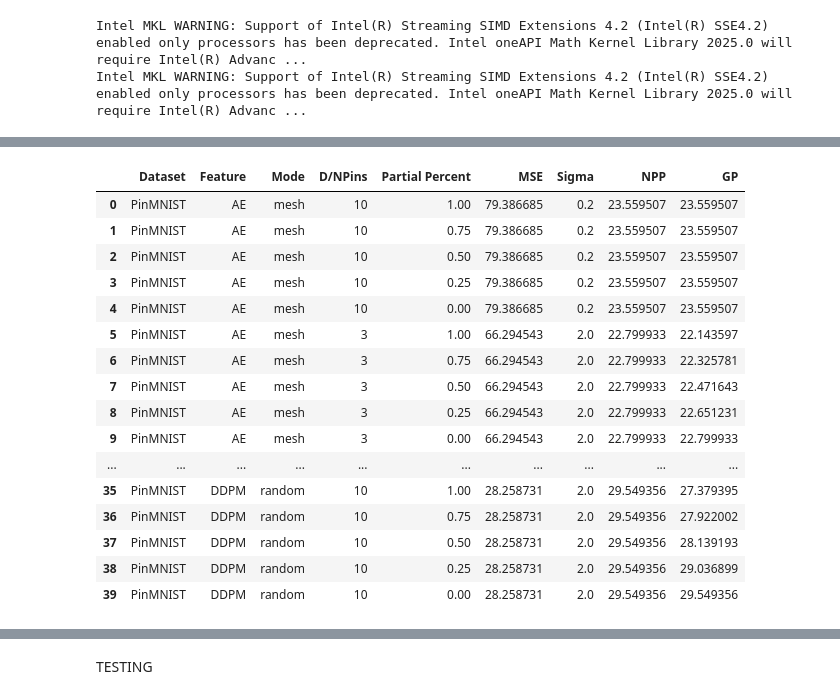
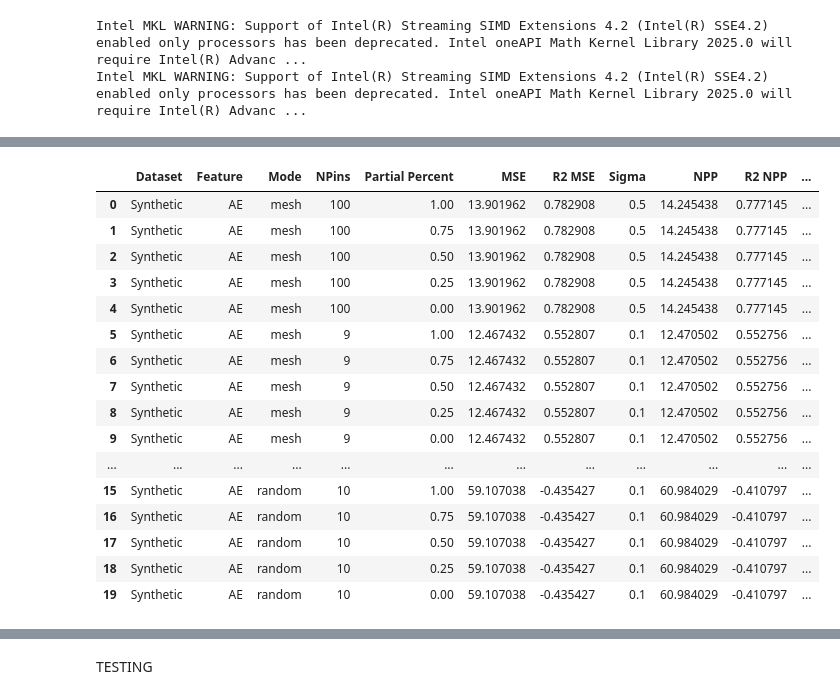
Before and after one commit to neu-spiral/Neural-Point-Processes, a Jupyter notebook: Results.ipynb, the cells around one changed output, grey strips where cells are left out. Cells and saved outputs as stored; diff of their text form; code cells hidden in the pictures.

```diff
--- a/Results.ipynb
+++ b/Results.ipynb
@@ -56,31 +70,33 @@ def append(df, pp, mse, sigma, npp, gp, dataset, feature, mode, param):
 # %%
 # Initialize an empty DataFrame
-df = pd.DataFrame(columns=['Dataset', 'Feature', 'Mode', 'D/NPins', 'Partial Percent', 'MSE', 'Sigma', 'NPP', 'GP'])
+df = pd.DataFrame(columns=['Dataset', 'Feature', 'Extra layers', 'Mode', 'NPins', 'Partial Percent', 'MSE', 'R2 MSE', 'Sigma', 'NPP', 'R2 NPP', 'GP', 'R2 GP'])
 
 # Directory containing the folders
-base_folder = './history/experiment'
+base_folder = './history/exp'
 
 # Loop through each directory in the base folder
 for dir_name in os.listdir(base_folder):
-    dir_path = os.path.join(base_folder, dir_name)
+    if dir_name.startswith('17'):
+        dir_path = os.path.join(base_folder, dir_name)
 
-    # Check if the item in the base folder is a directory
-    if os.path.isdir(dir_path):
-        # Get config.json info
-        config_path = os.path.join(dir_path, 'config.json')
-        dataset, feature, mode, param = extract_info_from_config(config_path)
-        mse, sigma, npp, gp = parse_res(os.path.join(dir_path, 'results.txt'))
-        df = append(df, 0.0, mse, sigma, npp, gp, dataset, feature, mode, param)
+        # Check if the item in the base folder is a directory
+        if os.path.isdir(dir_path):
+            # Get config.json info
+            config_path = os.path.join(dir_path, 'config.json')
+            dataset, feature, mode, param, deeper = extract_info_from_config(config_path)
+            mse, r2mse, sigma, npp, r2npp, gp, r2gp = parse_res(os.path.join(dir_path, 'results.txt'))
+            df = append(df, 0.0, mse, r2mse, sigma, npp, r2npp, gp, r2gp, dataset, feature, mode, param, deeper)
 
-        # Loop through files starting with 'test_PinMNIST'
-        for file_name in os.listdir(dir_path):
-            if file_name.startswith('test_PinMNIST') or file_name.startswith('test_Synthetic'):
-                pp = float(file_name.split('_')[-1][:-4])
-                file_path = os.path.join(dir_path, file_name)
-                mse, npp, gp = parse_test(file_path)
-                df = append(df, pp, mse, sigma, npp, gp, dataset, feature, mode, param)
+            # Loop through files starting with 'test_PinMNIST'
+            for file_name in os.listdir(dir_path):
+                if file_name.startswith('test_PinMNIST') or file_name.startswith('test_Synthetic'):
+                    pp = float(file_name.split('_')[-1][:-4])
+                    file_path = os.path.join(dir_path, file_name)
+                    mse, r2mse, npp, r2npp, gp, r2gp = parse_test(file_path)
+                    df = append(df, pp, mse, r2mse, sigma, npp, r2npp, gp, r2gp, dataset, feature, mode, param, deeper)
 
-df.sort_values(by=['NPins', 'Partial Percent'], inplace=True, ascending=False, ignore_index=True)
+df.sort_values(by=['NPins', 'Partial Percent', 'NPP'], inplace=True, ascending=False, ignore_index=True)
 df.sort_values(by=['Dataset', 'Feature', 'Mode'], inplace=True, ignore_index=True)
+df.drop_duplicates(subset=['Dataset', 'Feature', 'Extra layers', 'Mode', 'NPins', 'Partial Percent'], keep='last', inplace=True)
 df.head()
 # %% [output]
@@ -113,20 +129,20 @@ df[df['Dataset'] == 'PinMNIST']
 # %%
-df[df['Dataset'] == 'PinMNIST']
+df[(df['Dataset'] == 'Synthetic') & (df['Extra layers'] == False)].drop(labels='Extra layers', axis=1).reset_index(drop=True)
 # %% [output]
-|  | Dataset | Feature | Mode | D/NPins | Partial Percent | MSE | Sigma | NPP | GP |
-| 0 | PinMNIST | AE | mesh | 10 | 1.00 | 79.386685 | 0.2 | 23.559507 | 23.559507 |
-| 1 | PinMNIST | AE | mesh | 10 | 0.75 | 79.386685 | 0.2 | 23.559507 | 23.559507 |
-| 2 | PinMNIST | AE | mesh | 10 | 0.50 | 79.386685 | 0.2 | 23.559507 | 23.559507 |
-| 3 | PinMNIST | AE | mesh | 10 | 0.25 | 79.386685 | 0.2 | 23.559507 | 23.559507 |
-| 4 | PinMNIST | AE | mesh | 10 | 0.00 | 79.386685 | 0.2 | 23.559507 | 23.559507 |
-| 5 | PinMNIST | AE | mesh | 3 | 1.00 | 66.294543 | 2.0 | 22.799933 | 22.143597 |
-| 6 | PinMNIST | AE | mesh | 3 | 0.75 | 66.294543 | 2.0 | 22.799933 | 22.325781 |
-| 7 | PinMNIST | AE | mesh | 3 | 0.50 | 66.294543 | 2.0 | 22.799933 | 22.471643 |
-| 8 | PinMNIST | AE | mesh | 3 | 0.25 | 66.294543 | 2.0 | 22.799933 | 22.651231 |
-| 9 | PinMNIST | AE | mesh | 3 | 0.00 | 66.294543 | 2.0 | 22.799933 | 22.799933 |
-| ... | ... | ... | ... | ... | ... | ... | ... | ... | ... |
-| 35 | PinMNIST | DDPM | random | 10 | 1.00 | 28.258731 | 2.0 | 29.549356 | 27.379395 |
-| 36 | PinMNIST | DDPM | random | 10 | 0.75 | 28.258731 | 2.0 | 29.549356 | 27.922002 |
-| 37 | PinMNIST | DDPM | random | 10 | 0.50 | 28.258731 | 2.0 | 29.549356 | 28.139193 |
-| 38 | PinMNIST | DDPM | random | 10 | 0.25 | 28.258731 | 2.0 | 29.549356 | 29.036899 |
-| 39 | PinMNIST | DDPM | random | 10 | 0.00 | 28.258731 | 2.0 | 29.549356 | 29.549356 |
+|  | Dataset | Feature | Mode | NPins | Partial Percent | MSE | R2 MSE | Sigma | NPP | R2 NPP | ... |
+| 0 | Synthetic | AE | mesh | 100 | 1.00 | 13.901962 | 0.782908 | 0.5 | 14.245438 | 0.777145 | ... |
+| 1 | Synthetic | AE | mesh | 100 | 0.75 | 13.901962 | 0.782908 | 0.5 | 14.245438 | 0.777145 | ... |
+| 2 | Synthetic | AE | mesh | 100 | 0.50 | 13.901962 | 0.782908 | 0.5 | 14.245438 | 0.777145 | ... |
+| 3 | Synthetic | AE | mesh | 100 | 0.25 | 13.901962 | 0.782908 | 0.5 | 14.245438 | 0.777145 | ... |
+| 4 | Synthetic | AE | mesh | 100 | 0.00 | 13.901962 | 0.782908 | 0.5 | 14.245438 | 0.777145 | ... |
+| 5 | Synthetic | AE | mesh | 9 | 1.00 | 12.467432 | 0.552807 | 0.1 | 12.470502 | 0.552756 | ... |
+| 6 | Synthetic | AE | mesh | 9 | 0.75 | 12.467432 | 0.552807 | 0.1 | 12.470502 | 0.552756 | ... |
+| 7 | Synthetic | AE | mesh | 9 | 0.50 | 12.467432 | 0.552807 | 0.1 | 12.470502 | 0.552756 | ... |
+| 8 | Synthetic | AE | mesh | 9 | 0.25 | 12.467432 | 0.552807 | 0.1 | 12.470502 | 0.552756 | ... |
+| 9 | Synthetic | AE | mesh | 9 | 0.00 | 12.467432 | 0.552807 | 0.1 | 12.470502 | 0.552756 | ... |
+| ... | ... | ... | ... | ... | ... | ... | ... | ... | ... | ... | ... |
+| 15 | Synthetic | AE | random | 10 | 1.00 | 59.107038 | -0.435427 | 0.1 | 60.984029 | -0.410797 | ... |
+| 16 | Synthetic | AE | random | 10 | 0.75 | 59.107038 | -0.435427 | 0.1 | 60.984029 | -0.410797 | ... |
+| 17 | Synthetic | AE | random | 10 | 0.50 | 59.107038 | -0.435427 | 0.1 | 60.984029 | -0.410797 | ... |
+| 18 | Synthetic | AE | random | 10 | 0.25 | 59.107038 | -0.435427 | 0.1 | 60.984029 | -0.410797 | ... |
+| 19 | Synthetic | AE | random | 10 | 0.00 | 59.107038 | -0.435427 | 0.1 | 60.984029 | -0.410797 | ... |
```
Also changed, not shown: parts of 4 cells of this notebook.
